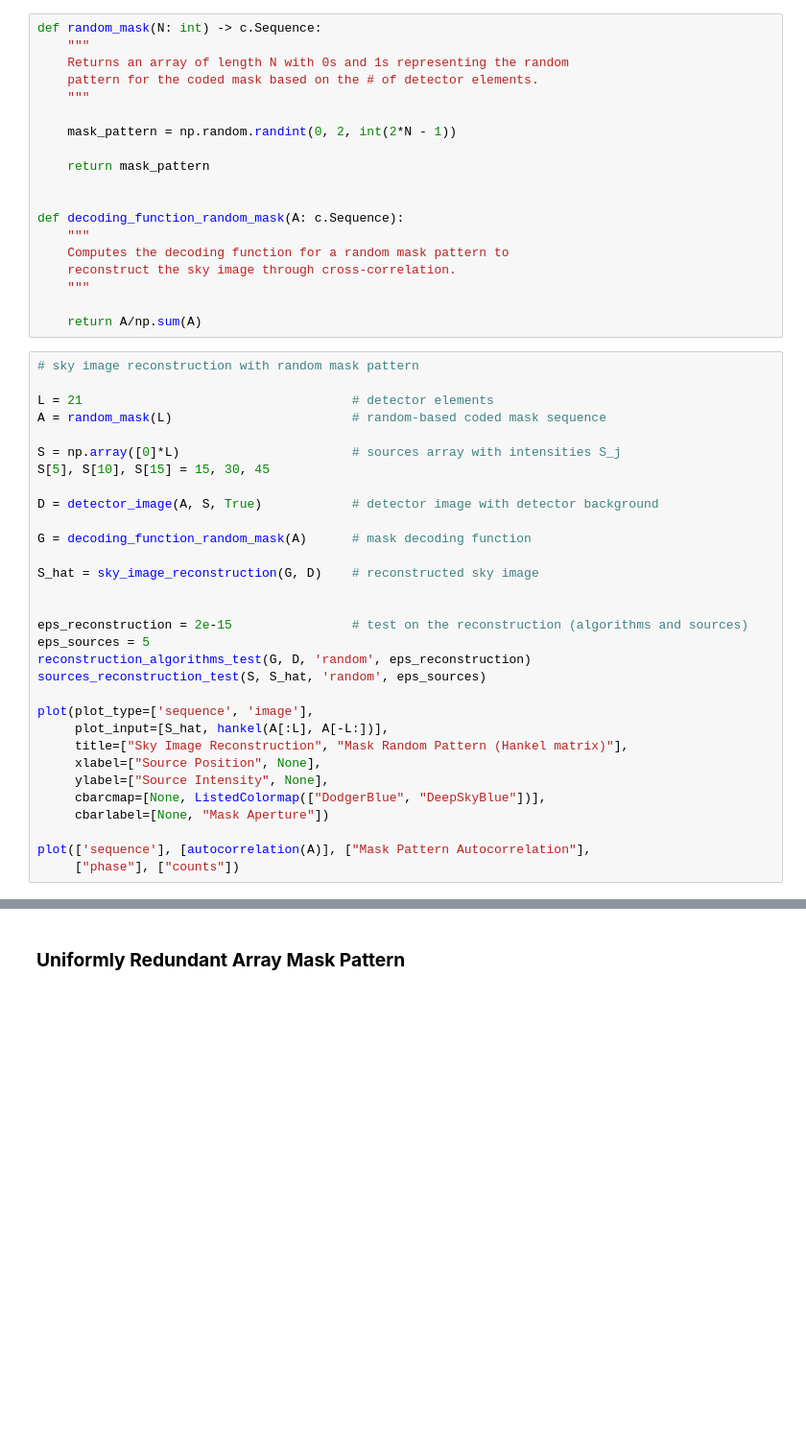
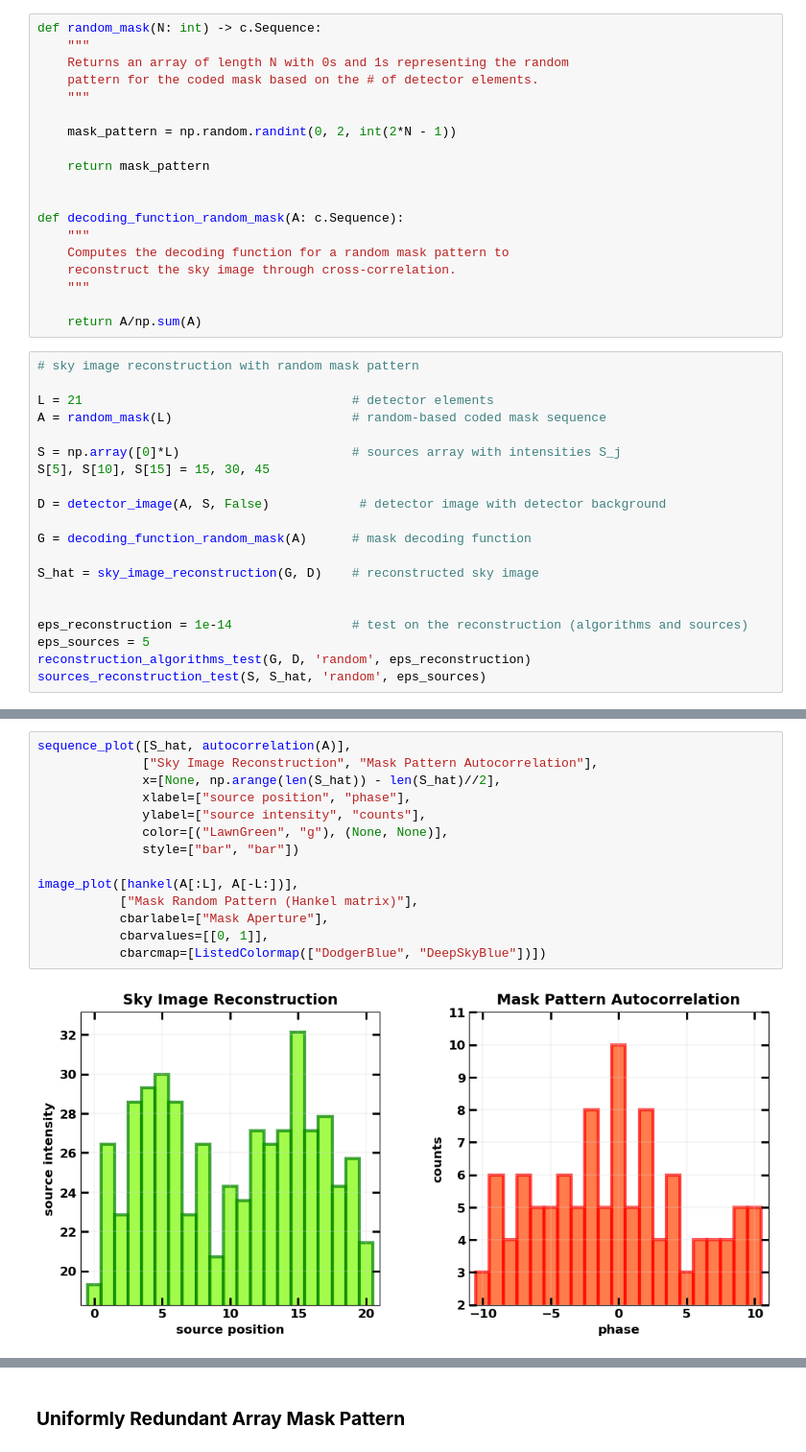
Before and after one commit to EdoardoGiancarli/Reconstruction_Masks_Test, a Jupyter notebook: Img_Reconstruction2dot1.ipynb, the cells around one changed output, grey strips where cells are left out. Shown at 96% size. Drawn from its saved outputs; the diff is of its cells as text; blank space fills up the shorter version.

```diff
--- a/Img_Reconstruction2dot1.ipynb
+++ b/Img_Reconstruction2dot1.ipynb
@@ -383,27 +338,16 @@ A = random_mask(L)                        # random-based coded mask sequence
 S = np.array([0]*L)                       # sources array with intensities S_j
 S[5], S[10], S[15] = 15, 30, 45
 
-D = detector_image(A, S, True)            # detector image with detector background
+D = detector_image(A, S, False)            # detector image with detector background
 
 G = decoding_function_random_mask(A)      # mask decoding function
 
 S_hat = sky_image_reconstruction(G, D)    # reconstructed sky image
 
 
-eps_reconstruction = 2e-15                # test on the reconstruction (algorithms and sources)
+eps_reconstruction = 1e-14                # test on the reconstruction (algorithms and sources)
 eps_sources = 5
 reconstruction_algorithms_test(G, D, 'random', eps_reconstruction)
 sources_reconstruction_test(S, S_hat, 'random', eps_sources)
-
-plot(plot_type=['sequence', 'image'],
-     plot_input=[S_hat, hankel(A[:L], A[-L:])],
-     title=["Sky Image Reconstruction", "Mask Random Pattern (Hankel matrix)"],
-     xlabel=["Source Position", None],
-     ylabel=["Source Intensity", None],
-     cbarcmap=[None, ListedColormap(["DodgerBlue", "DeepSkyBlue"])],
-     cbarlabel=[None, "Mask Aperture"])
-
-plot(['sequence'], [autocorrelation(A)], ["Mask Pattern Autocorrelation"],
-     ["phase"], ["counts"])
 # %% [output]
 Sky image reconstruction test (correlation algorithms, random mask pattern):
@@ -417,0 +360,16 @@ Sky image reconstruction test (sources reconstruction, random mask pattern):
+# %%
+sequence_plot([S_hat, autocorrelation(A)],
+              ["Sky Image Reconstruction", "Mask Pattern Autocorrelation"],
+              x=[None, np.arange(len(S_hat)) - len(S_hat)//2],
+              xlabel=["source position", "phase"],
+              ylabel=["source intensity", "counts"],
+              color=[("LawnGreen", "g"), (None, None)],
+              style=["bar", "bar"])
+
+image_plot([hankel(A[:L], A[-L:])],
+           ["Mask Random Pattern (Hankel matrix)"],
+           cbarlabel=["Mask Aperture"],
+           cbarvalues=[[0, 1]],
+           cbarcmap=[ListedColormap(["DodgerBlue", "DeepSkyBlue"])])
+# %% [output]
+[figure, added]
```
Also changed, not shown: parts of 8 cells of this notebook.
